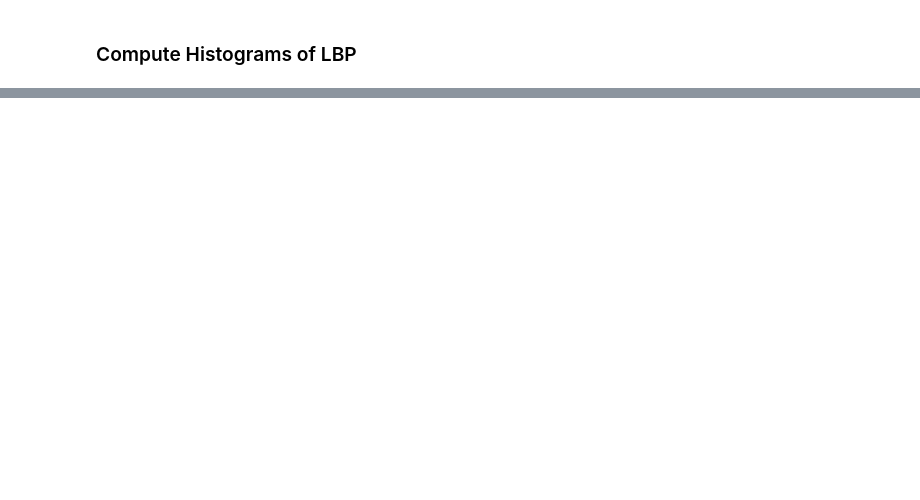
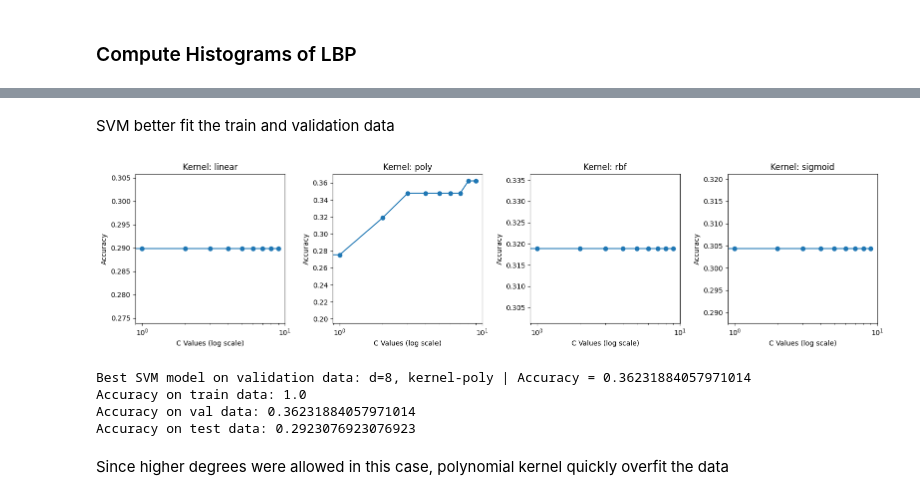
Before and after one commit to adityaprakash-work/EE511-CV-IIT-Mandi, a Jupyter notebook: A2/Q3/code.ipynb, the cells around one changed output, grey strips where cells are left out. Cells and saved outputs as stored; diff of their text form; code cells hidden in the pictures; blank space fills up the shorter version.

```diff
--- a/A2/Q3/code.ipynb
+++ b/A2/Q3/code.ipynb
@@ -137,0 +302,40 @@ def compute_hist(images):
+# %% [markdown]
+SVM better fit the train and validation data
+# %%
+kernels = ['linear', 'poly', 'rbf', 'sigmoid']
+degrees = np.arange(10)
+best_model = None
+best_score = 0
+
+fig, axes = plt.subplots(1, len(kernels), figsize=(16, 4))
+
+for i, kernel in enumerate(kernels):
+    accuracy_values = []
+    for d in degrees:
+        svm_classifier = svm.SVC(kernel=kernel, degree=d, decision_function_shape='ovr')
+        svm_classifier.fit(Xtrfh, Ytrf)
+        accuracy = svm_classifier.score(Xvafh, Yvaf)
+        if accuracy > best_score:
+            best_model = svm_classifier
+            best_score = accuracy
+        accuracy_values.append(accuracy)
+    ax = axes[i]
+    ax.plot(degrees, accuracy_values, marker='o')
+    ax.set_xscale('log')
+    ax.set_xlabel('C Values (log scale)')
+    ax.set_ylabel('Accuracy')
+    ax.set_title(f'Kernel: {kernel}')
+plt.tight_layout()
+plt.show()
+print(f"Best SVM model on validation data: d={best_model.degree}, kernel-{best_model.kernel} | Accuracy = {best_score}")
+print(f"Accuracy on train data: {best_model.score(Xtrfh, Ytrf)}")
+print(f"Accuracy on val data: {best_model.score(Xvafh, Yvaf)}")
+print(f"Accuracy on test data: {best_model.score(Xtefh, Ytef)}")
+# %% [output]
+[figure, added]
+Best SVM model on validation data: d=8, kernel-poly | Accuracy = 0.36231884057971014
+Accuracy on train data: 1.0
+Accuracy on val data: 0.36231884057971014
+Accuracy on test data: 0.2923076923076923
+# %% [markdown]
+Since higher degrees were allowed in this case, polynomial kernel quickly overfit the data
```
Also changed, not shown: parts of 9 cells of this notebook.
